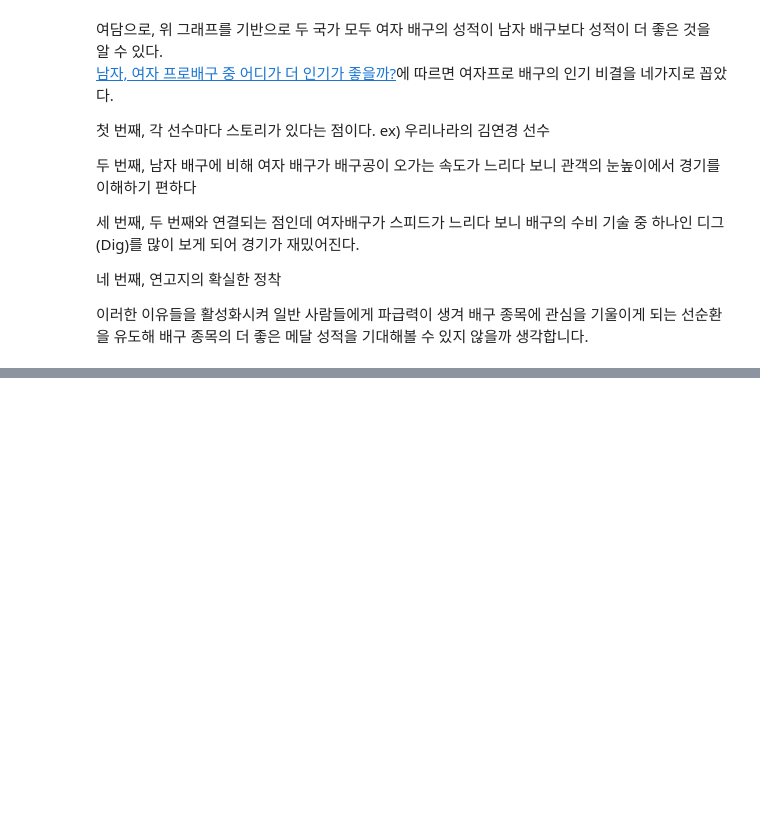
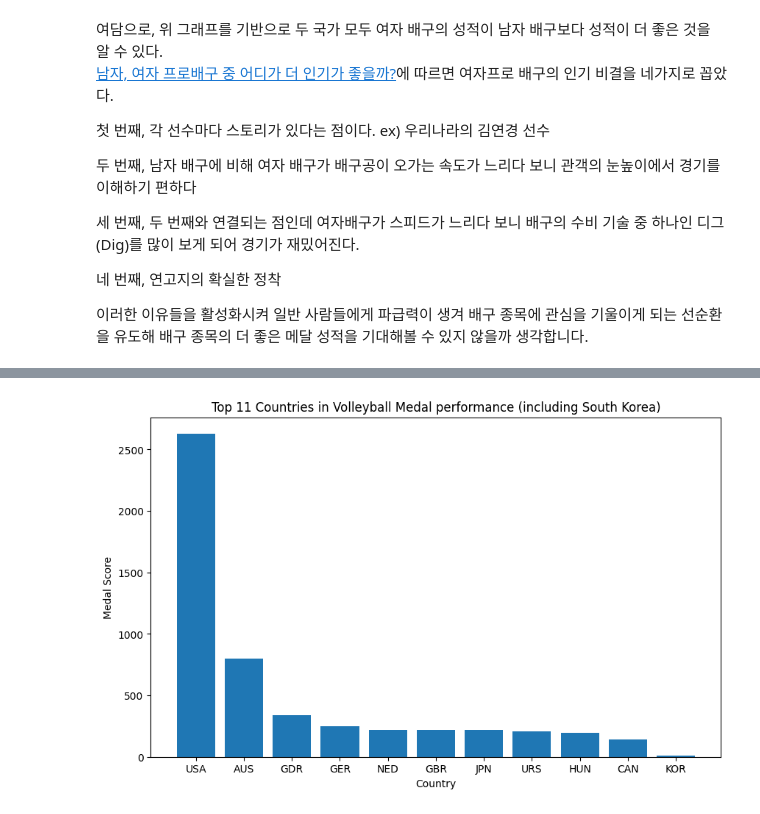
Before and after one commit to SeongJae999/AIffel_Datathon, a Jupyter notebook: olympic.ipynb, the cells around one changed output, grey strips where cells are left out. Cells and saved outputs as stored; diff of their text form; code cells hidden in the pictures; blank space fills up the shorter version.

Commit message:
'analysis-swimming-sport'

```diff
--- a/olympic.ipynb
+++ b/olympic.ipynb
@@ -1524,0 +1527,6 @@ plt.show()
+# %%
+country_swimming_scores = all_data[all_data['Sport'] == 'Swimming'].groupby('NOC')['Medal_Score'].sum().reset_index()
+swimming_top10 = country_swimming_scores.sort_values('Medal_Score', ascending=False).head(10)
+korea_swimming_score = country_swimming_scores[country_swimming_scores['NOC'] == 'KOR']['Medal_Score'].values[0]
+swimming_top11 = swimming_top10.append({'NOC': 'KOR', 'Medal_Score': korea_swimming_score}, ignore_index=True)
+swimming_top11
@@ -1524,0 +1546,9 @@ plt.show()
+# %%
+plt.figure(figsize=(10,6))
+plt.bar(swimming_top11['NOC'], swimming_top11['Medal_Score'])
+plt.xlabel('Country')
+plt.ylabel('Medal Score')
+plt.title('Top 11 Countries in Volleyball Medal performance (including South Korea)')
+plt.show()
+# %% [output]
+[figure, added]
```
Also changed, not shown: parts of 19 cells of this notebook.
